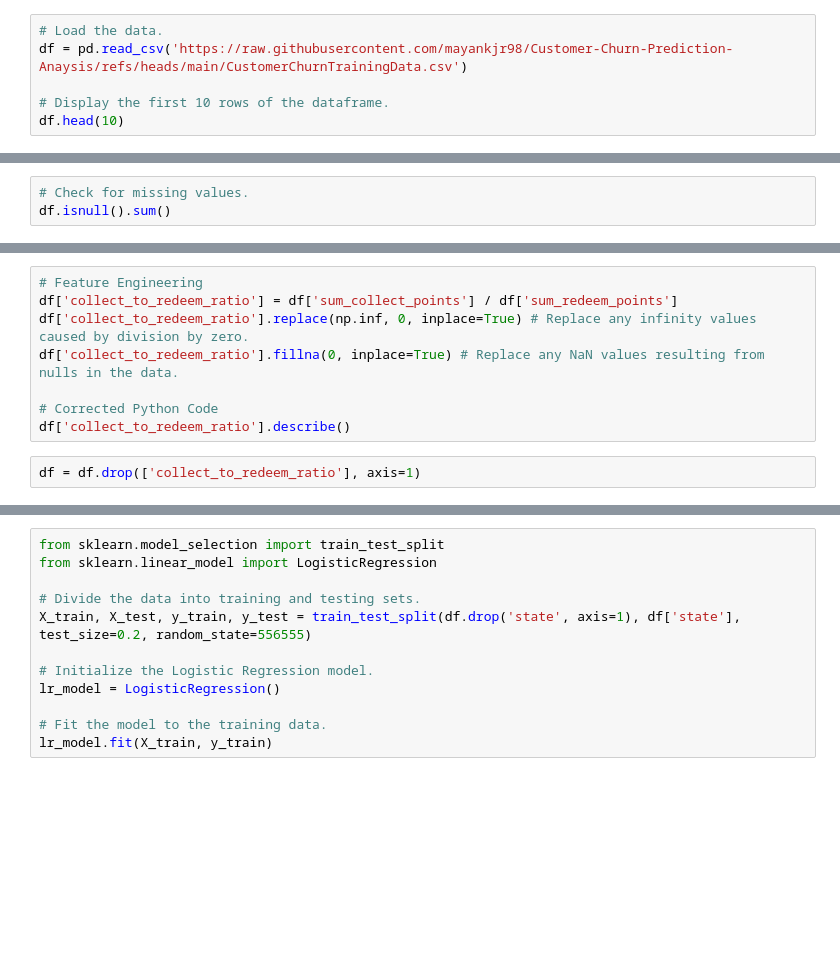
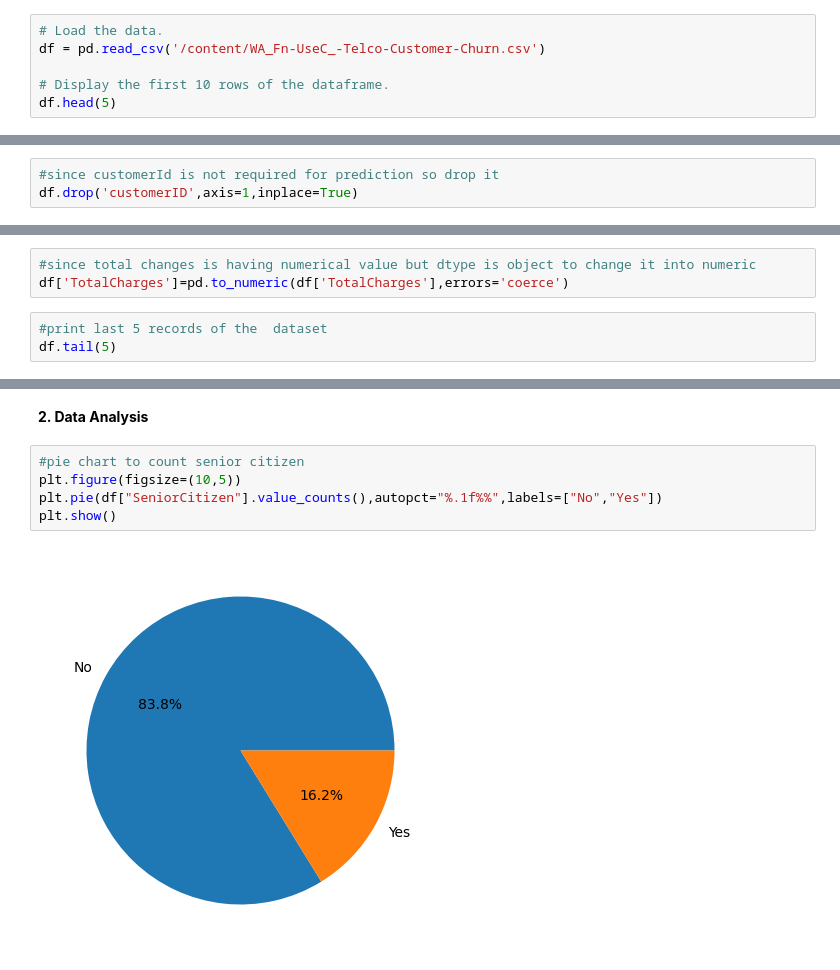
Before and after one commit to mayankjr98/Customer-Churn-Prediction-Anaysis, a Jupyter notebook: churnprediction.ipynb, the cells around one changed output, grey strips where cells are left out. Drawn from its saved outputs; the diff is of its cells as text; blank space fills up the shorter version.

```diff
--- a/churnprediction.ipynb
+++ b/churnprediction.ipynb
@@ -7,6 +23,6 @@ import seaborn as sns
 # %%
 # Load the data.
-df = pd.read_csv('https://raw.githubusercontent.com/mayankjr98/Customer-Churn-Prediction-Anaysis/refs/heads/main/CustomerChurnTrainingData.csv')
+df = pd.read_csv('/content/WA_Fn-UseC_-Telco-Customer-Churn.csv')
 
 # Display the first 10 rows of the dataframe.
-df.head(10)
+df.head(5)
@@ -45,3 +90,3 @@ For the latest part of the Data Exploration section, we aim to identify the numb
 # %%
-# Check for missing values.
-df.isnull().sum()
+#since customerId is not required for prediction so drop it
+df.drop('customerID',axis=1,inplace=True)
@@ -54,10 +93,6 @@ Then we will interpret the results of this ratio.
 # %%
-# Feature Engineering
-df['collect_to_redeem_ratio'] = df['sum_collect_points'] / df['sum_redeem_points']
-df['collect_to_redeem_ratio'].replace(np.inf, 0, inplace=True) # Replace any infinity values caused by division by zero.
-df['collect_to_redeem_ratio'].fillna(0, inplace=True) # Replace any NaN values resulting from nulls in the data.
-
-# Corrected Python Code
-df['collect_to_redeem_ratio'].describe()
+#since total changes is having numerical value but dtype is object to change it into numeric
+df['TotalCharges']=pd.to_numeric(df['TotalCharges'],errors='coerce')
 # %%
-df = df.drop(['collect_to_redeem_ratio'], axis=1)
+#print last 5 records of the  dataset
+df.tail(5)
@@ -64,12 +106,9 @@ df = df.drop(['collect_to_redeem_ratio'], axis=1)
+# %% [markdown]
+**2. Data Analysis**
 # %%
-from sklearn.model_selection import train_test_split
-from sklearn.linear_model import LogisticRegression
-
-# Divide the data into training and testing sets.
-X_train, X_test, y_train, y_test = train_test_split(df.drop('state', axis=1), df['state'], test_size=0.2, random_state=556555)
-
-# Initialize the Logistic Regression model.
-lr_model = LogisticRegression()
-
-# Fit the model to the training data.
-lr_model.fit(X_train, y_train)
+#pie chart to count senior citizen
+plt.figure(figsize=(10,5))
+plt.pie(df["SeniorCitizen"].value_counts(),autopct="%.1f%%",labels=["No","Yes"])
+plt.show()
+# %% [output]
+[figure, added]
```
Also changed, not shown: parts of 46 cells of this notebook.
